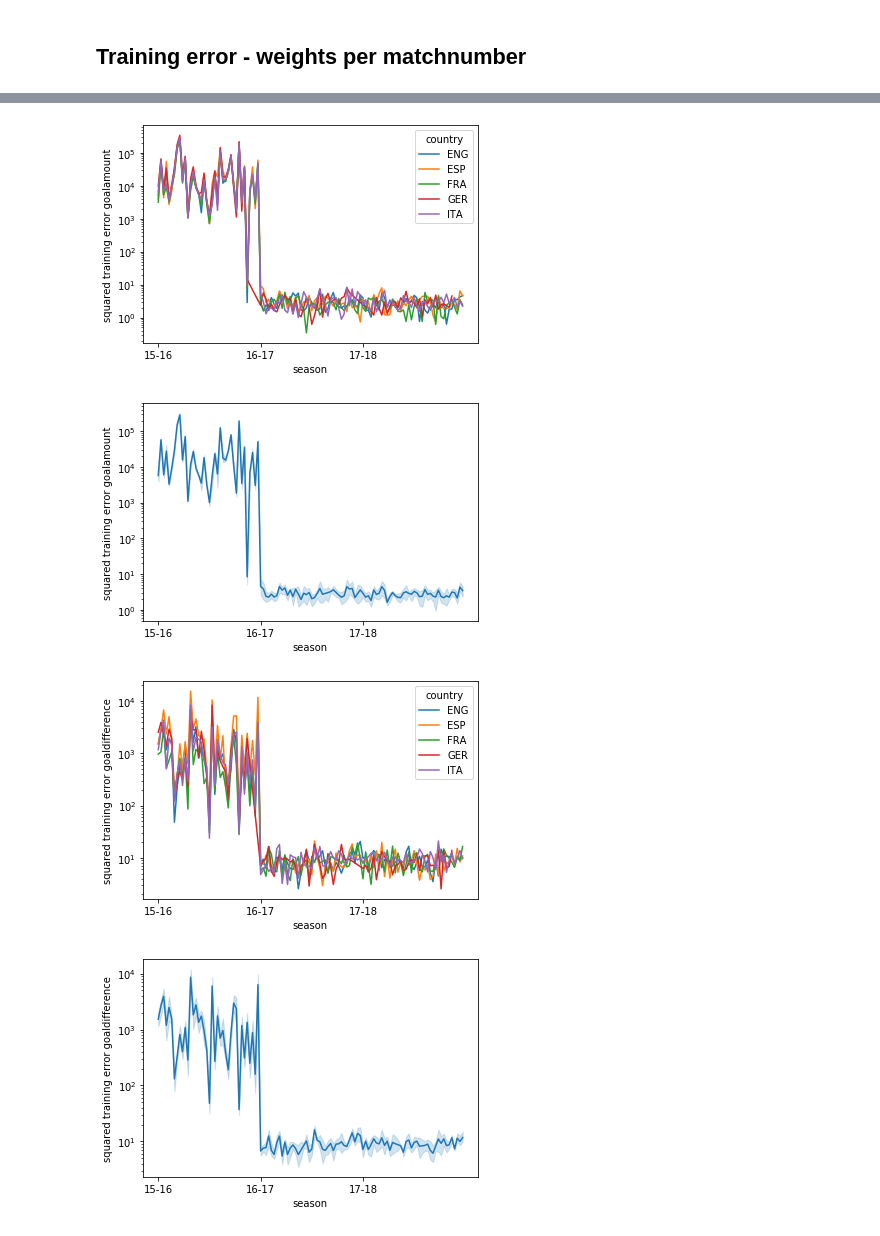
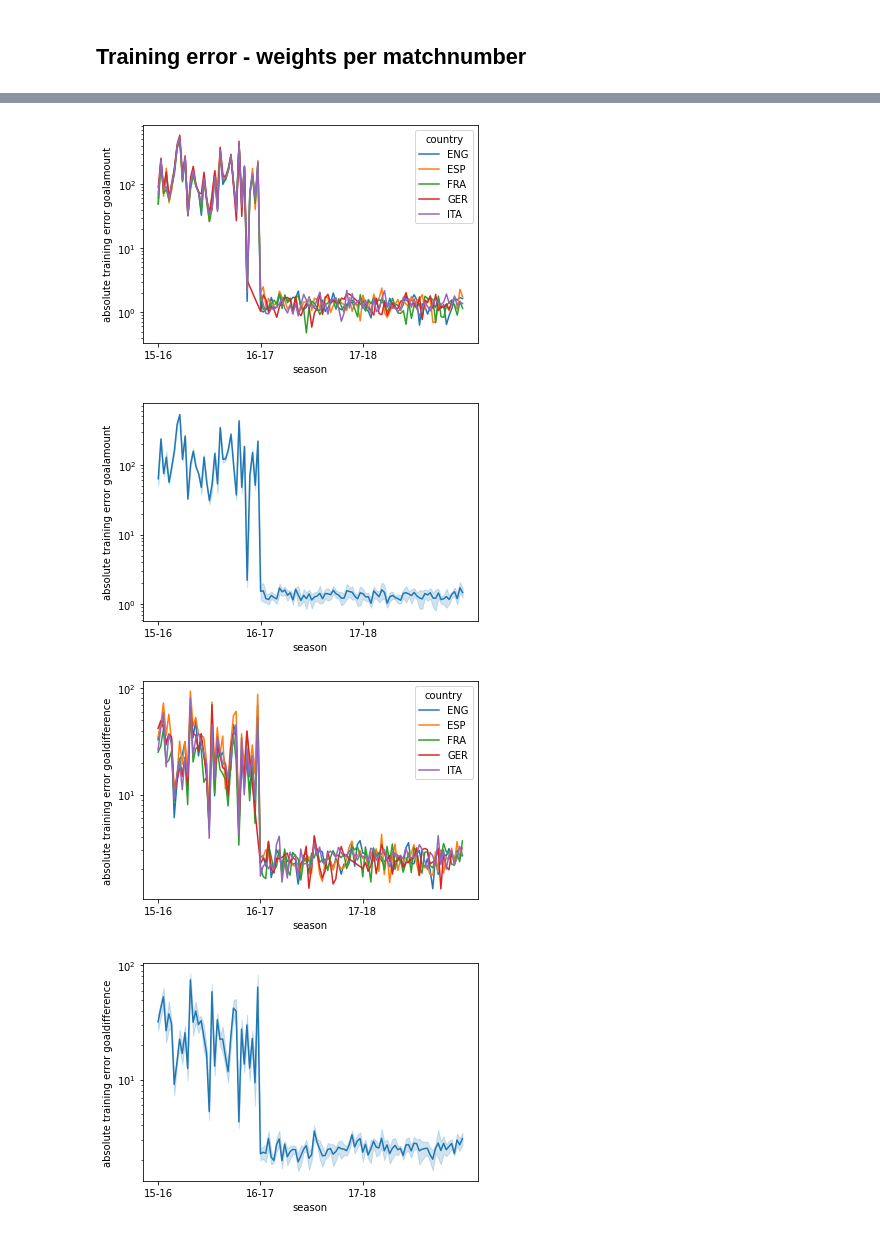
Before and after one commit to LUKEx76/football_prediction, a Jupyter notebook: ac_model/ac_regression.ipynb, the cells around one changed output, grey strips where cells are left out. Cells and saved outputs as stored; diff of their text form; code cells hidden in the pictures.

```diff
--- a/ac_model/ac_regression.ipynb
+++ b/ac_model/ac_regression.ipynb
@@ -420,42 +463,42 @@ if do_a_training_error_run:
 training_error_weights_per_matchnumber_df = pd.read_csv(
     'training_error_weights_per_match.csv', sep=';')
 sns.lineplot(data=training_error_weights_per_matchnumber_df,
-             x="season_matchnumber", y="squared_error_ga", hue="country")
+             x="season_matchnumber", y="abs_error_ga", hue="country")
 plt.xticks(["15_1", "16_1", "17_1"], [
         "15-16", "16-17", "17-18"])
 plt.yscale('log')
 plt.xlabel("season")
-plt.ylabel("squared training error goalamount")
+plt.ylabel("absolute training error goalamount")
 plt.show()
 sns.lineplot(data=training_error_weights_per_matchnumber_df, x="season_matchnumber",
-             y="squared_error_ga")
+             y="abs_error_ga")
 plt.xticks(["15_1", "16_1", "17_1"], [
           "15-16", "16-17", "17-18"])
 plt.yscale('log')
 plt.xlabel("season")
-plt.ylabel("squared training error goalamount")
+plt.ylabel("absolute training error goalamount")
 plt.show()
 # %% [output]
-[figure, old version]
+[figure, new version]
-[figure, old version]
+[figure, new version]
 # %%
 sns.lineplot(data=training_error_weights_per_matchnumber_df, x="season_matchnumber",
-             y="squared_error_gd", hue="country")
+             y="abs_error_gd", hue="country")
 plt.xticks([ "15_1", "16_1", "17_1"], [
             "15-16", "16-17", "17-18"])
 plt.yscale('log')
 plt.xlabel("season")
-plt.ylabel("squared training error goaldifference")
+plt.ylabel("absolute training error goaldifference")
 plt.show()
 
 sns.lineplot(data=training_error_weights_per_matchnumber_df, x="season_matchnumber",
-             y="squared_error_gd")
+             y="abs_error_gd")
 plt.xticks(["15_1", "16_1", "17_1"], [
            "15-16", "16-17", "17-18"])
 plt.yscale('log')
 plt.xlabel("season")
-plt.ylabel("squared training error goaldifference")
+plt.ylabel("absolute training error goaldifference")
 plt.show()
 # %% [output]
-[figure, old version]
+[figure, new version]
-[figure, old version]
+[figure, new version]
```
Also changed, not shown: parts of 11 cells of this notebook, 9 other files.
